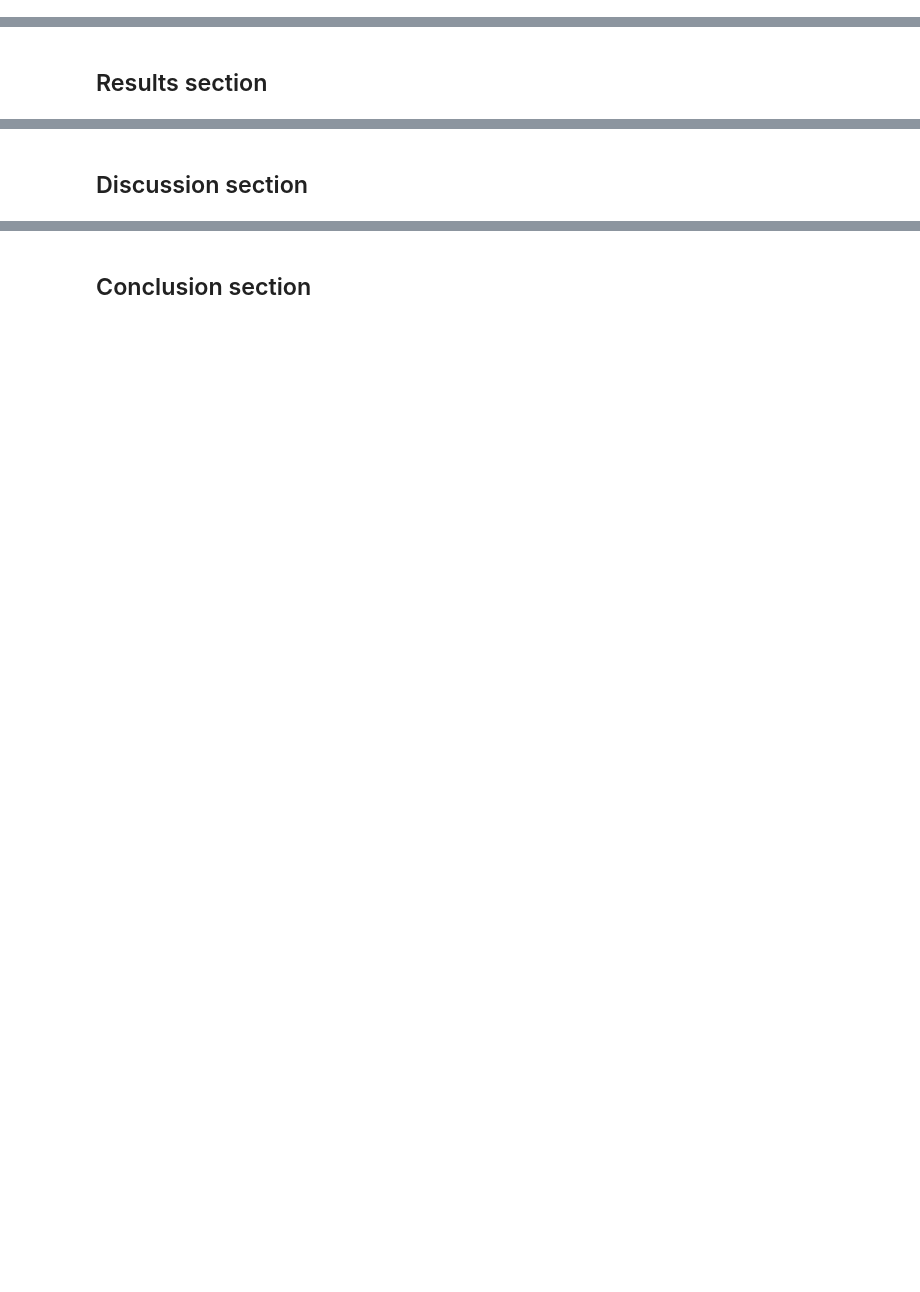
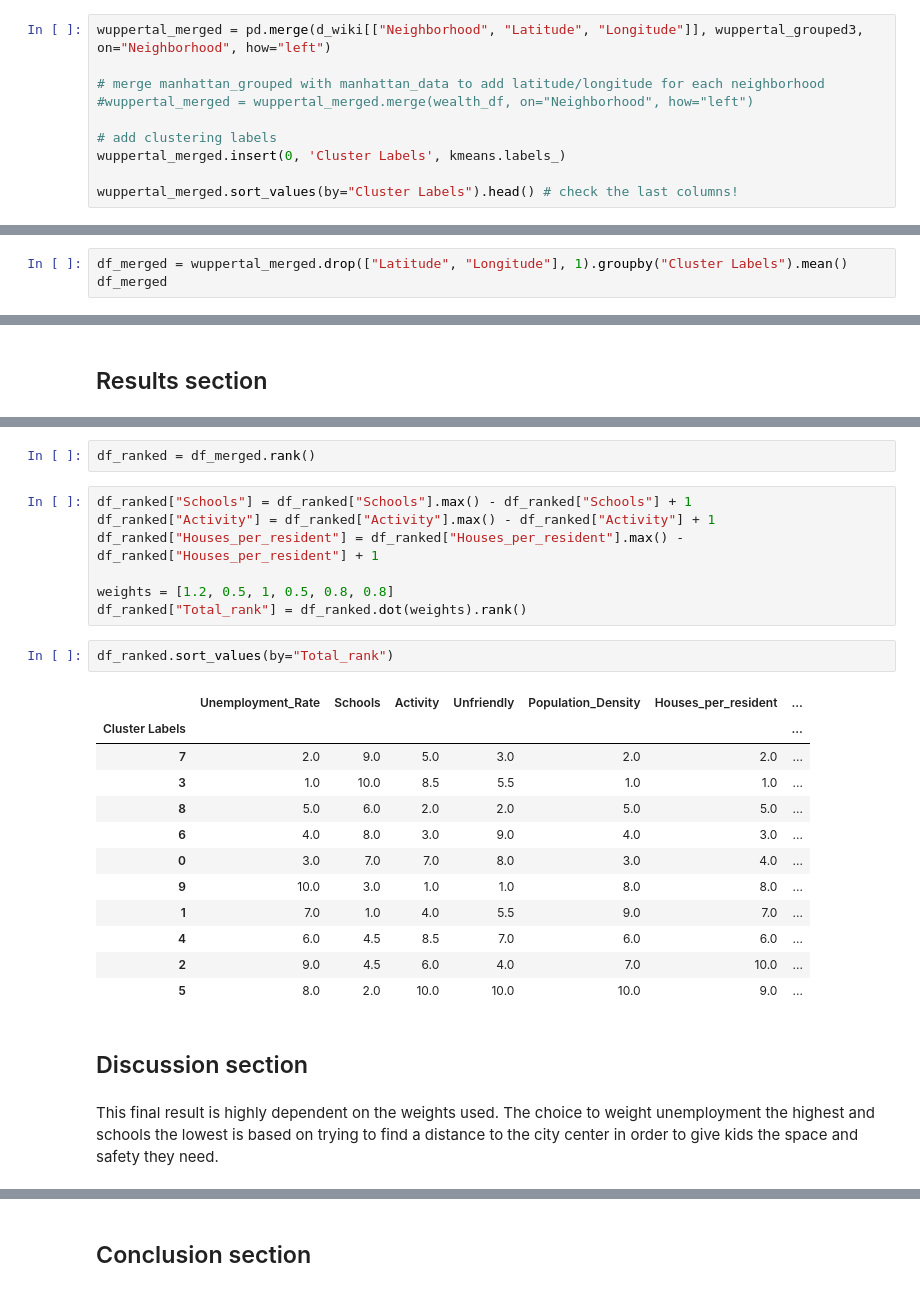
Before and after one commit to TST31/Coursera_Capstone, a Jupyter notebook: Coursera Final Project.ipynb, the cells around one changed output, grey strips where cells are left out. Cells and saved outputs as stored; diff of their text form; blank space fills up the shorter version.

```diff
--- a/Coursera Final Project.ipynb
+++ b/Coursera Final Project.ipynb
@@ -206,0 +492,10 @@ world_map
+# %%
+wuppertal_merged = pd.merge(d_wiki[["Neighborhood", "Latitude", "Longitude"]], wuppertal_grouped3, on="Neighborhood", how="left")
+
+# merge manhattan_grouped with manhattan_data to add latitude/longitude for each neighborhood
+#wuppertal_merged = wuppertal_merged.merge(wealth_df, on="Neighborhood", how="left")
+
+# add clustering labels
+wuppertal_merged.insert(0, 'Cluster Labels', kmeans.labels_)
+
+wuppertal_merged.sort_values(by="Cluster Labels").head() # check the last columns!
@@ -206,0 +509,3 @@ world_map
+# %%
+df_merged = wuppertal_merged.drop(["Latitude", "Longitude"], 1).groupby("Cluster Labels").mean()
+df_merged
@@ -209,2 +570,28 @@ world_map
+# %%
+df_ranked = df_merged.rank()
+# %%
+df_ranked["Schools"] = df_ranked["Schools"].max() - df_ranked["Schools"] + 1
+df_ranked["Activity"] = df_ranked["Activity"].max() - df_ranked["Activity"] + 1
+df_ranked["Houses_per_resident"] = df_ranked["Houses_per_resident"].max() - df_ranked["Houses_per_resident"] + 1
+
+weights = [1.2, 0.5, 1, 0.5, 0.8, 0.8]
+df_ranked["Total_rank"] = df_ranked.dot(weights).rank()
+# %%
+df_ranked.sort_values(by="Total_rank")
+# %% [output]
+|  | Unemployment_Rate | Schools | Activity | Unfriendly | Population_Density | Houses_per_resident | ... |
+| Cluster Labels |  |  |  |  |  |  | ... |
+| 7 | 2.0 | 9.0 | 5.0 | 3.0 | 2.0 | 2.0 | ... |
+| 3 | 1.0 | 10.0 | 8.5 | 5.5 | 1.0 | 1.0 | ... |
+| 8 | 5.0 | 6.0 | 2.0 | 2.0 | 5.0 | 5.0 | ... |
+| 6 | 4.0 | 8.0 | 3.0 | 9.0 | 4.0 | 3.0 | ... |
+| 0 | 3.0 | 7.0 | 7.0 | 8.0 | 3.0 | 4.0 | ... |
+| 9 | 10.0 | 3.0 | 1.0 | 1.0 | 8.0 | 8.0 | ... |
+| 1 | 7.0 | 1.0 | 4.0 | 5.5 | 9.0 | 7.0 | ... |
+| 4 | 6.0 | 4.5 | 8.5 | 7.0 | 6.0 | 6.0 | ... |
+| 2 | 9.0 | 4.5 | 6.0 | 4.0 | 7.0 | 10.0 | ... |
+| 5 | 8.0 | 2.0 | 10.0 | 10.0 | 10.0 | 9.0 | ... |
 # %% [markdown]
 ## Discussion section
+# %% [markdown]
+This final result is highly dependent on the weights used. The choice to weight unemployment the highest and schools the lowest is based on trying to find a distance to the city center in order to give kids the space and safety they need.
```
Also changed, not shown: parts of 61 cells of this notebook.
